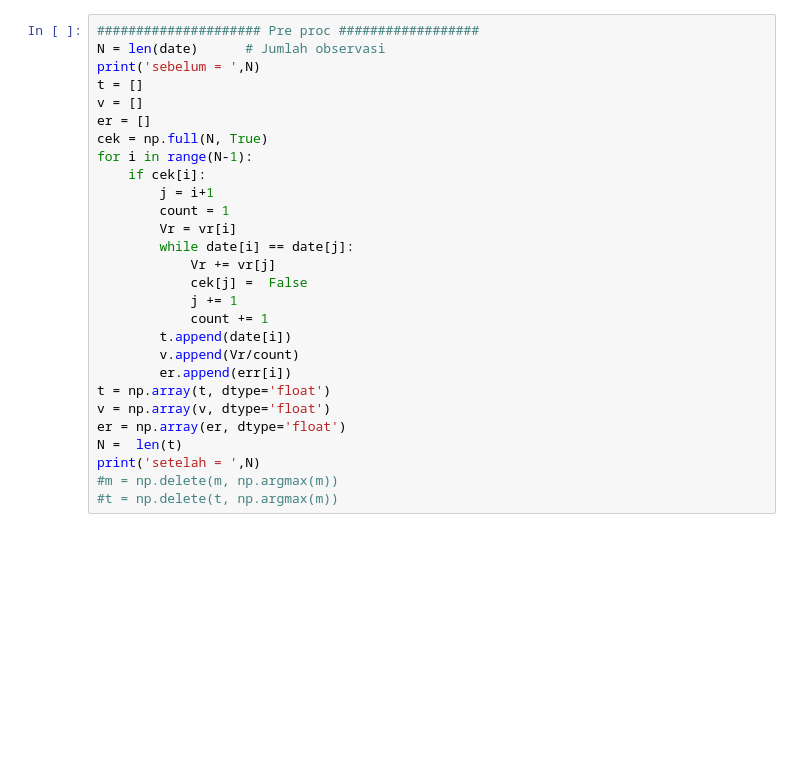
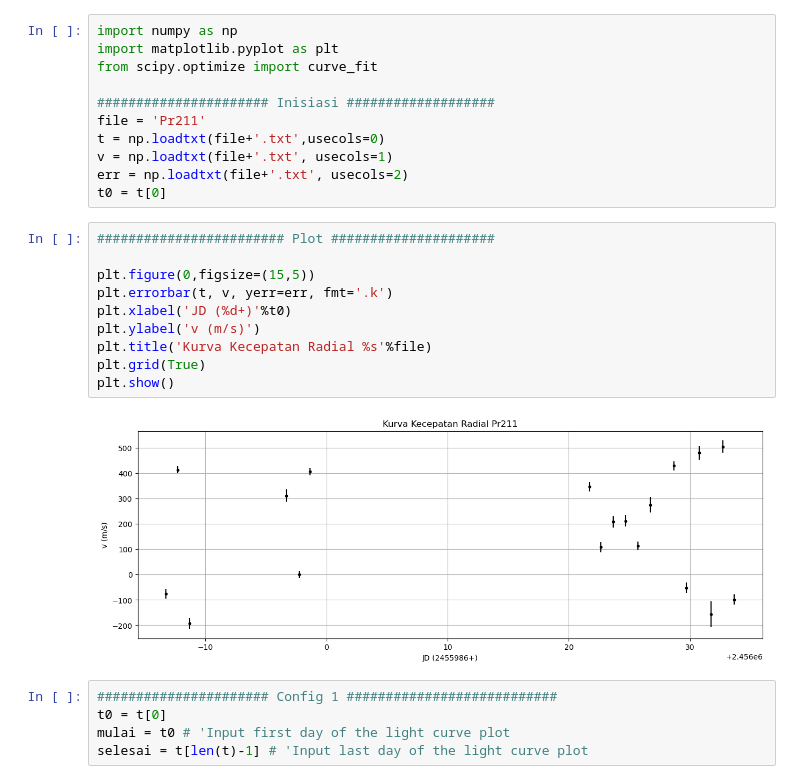
Before and after one commit to Alisyaifudin/AsPeng, a Jupyter notebook: DCDFTRV.ipynb, the cells around one changed output. Drawn from its saved outputs; the diff is of its cells as text; blank space fills up the shorter version.

```diff
--- a/DCDFTRV.ipynb
+++ b/DCDFTRV.ipynb
@@ -156,28 +1,28 @@ Gunakan periode? (y/n) = y
-# %%
-##################### Pre proc ##################
-N = len(date)      # Jumlah observasi
-print('sebelum = ',N)
-t = []
-v = []
-er = []
-cek = np.full(N, True)
-for i in range(N-1):
-    if cek[i]:
-        j = i+1
-        count = 1
-        Vr = vr[i]
-        while date[i] == date[j]:
-            Vr += vr[j]
-            cek[j] =  False
-            j += 1
-            count += 1
-        t.append(date[i])
-        v.append(Vr/count)
-        er.append(err[i])
-t = np.array(t, dtype='float')
-v = np.array(v, dtype='float')
-er = np.array(er, dtype='float')
-N =  len(t)
-print('setelah = ',N)
-#m = np.delete(m, np.argmax(m))
-#t = np.delete(t, np.argmax(m))
+# %%
+import numpy as np
+import matplotlib.pyplot as plt
+from scipy.optimize import curve_fit
+
+###################### Inisiasi ###################
+file = 'Pr211'
+t = np.loadtxt(file+'.txt',usecols=0)
+v = np.loadtxt(file+'.txt', usecols=1)
+err = np.loadtxt(file+'.txt', usecols=2)
+t0 = t[0]
+# %%
+######################## Plot #####################
+
+plt.figure(0,figsize=(15,5))
+plt.errorbar(t, v, yerr=err, fmt='.k')
+plt.xlabel('JD (%d+)'%t0)
+plt.ylabel('v (m/s)')
+plt.title('Kurva Kecepatan Radial %s'%file)
+plt.grid(True)
+plt.show()
+# %% [output]
+[figure, added]
+# %%
+###################### Config 1 ###########################
+t0 = t[0]
+mulai = t0 # 'Input first day of the light curve plot
+selesai = t[len(t)-1] # 'Input last day of the light curve plot
```
Also changed, not shown: parts of 17 cells of this notebook, 10 other files.
